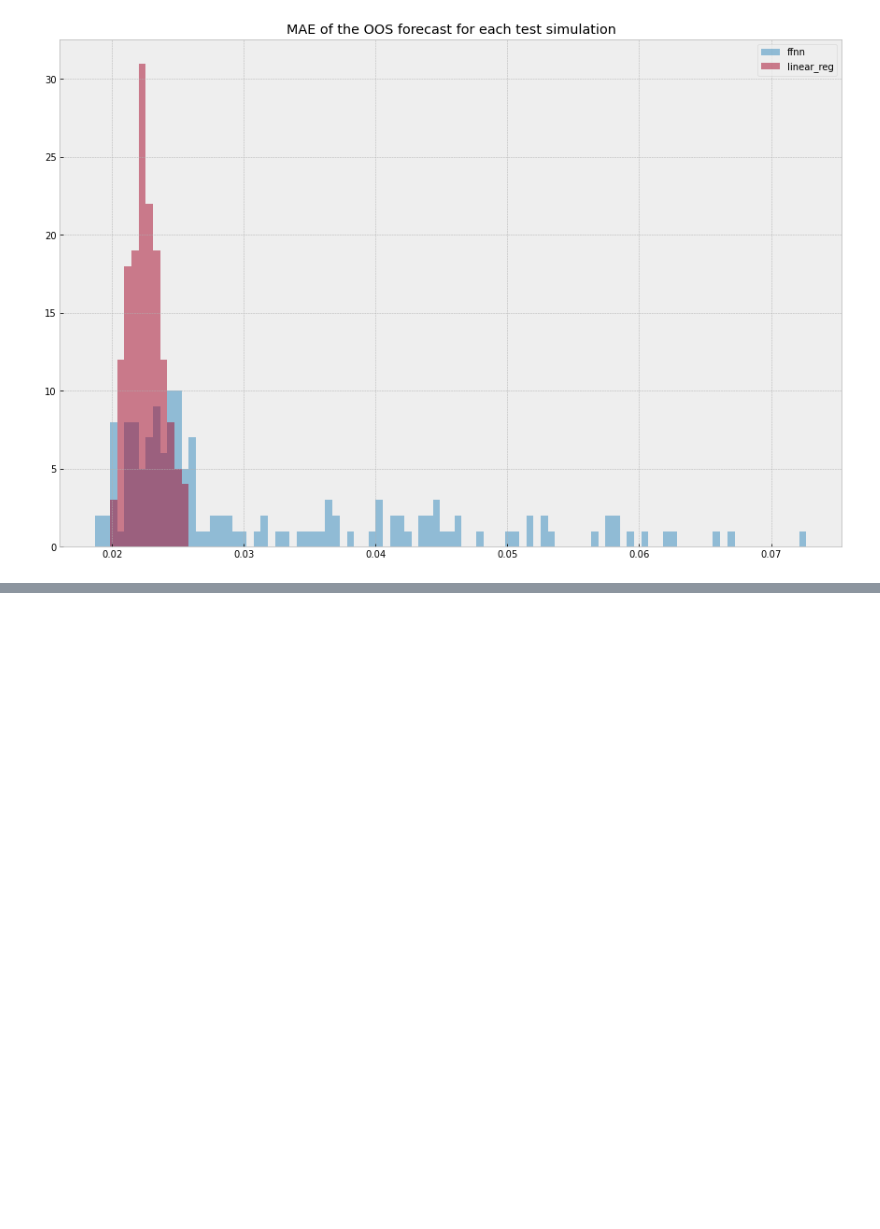
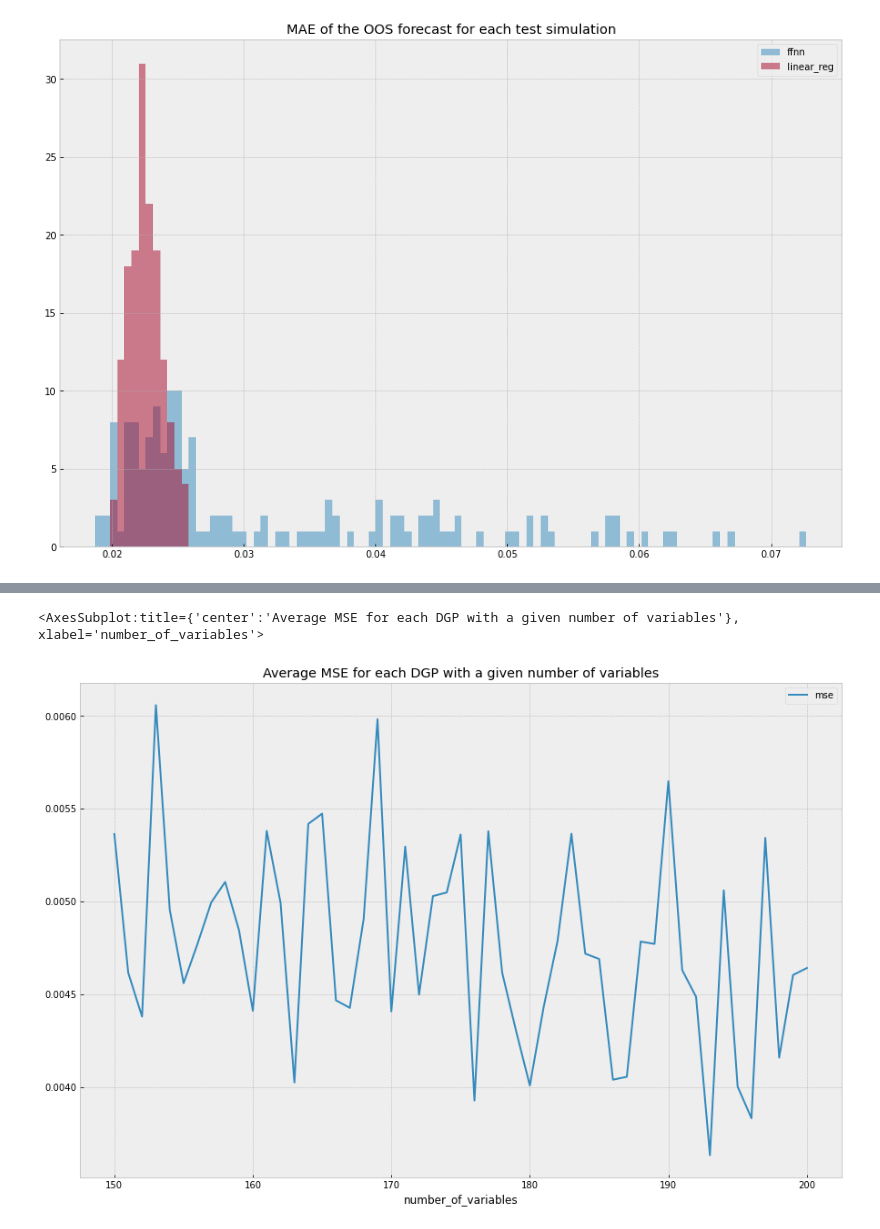
Before and after one commit to dcuoliveira/NN-VAR-Cov-Pred, a Jupyter notebook: src/results_report.ipynb, the cells around one changed output, grey strips where cells are left out. Drawn from its saved outputs; the diff is of its cells as text; code cells hidden in the pictures; blank space fills up the shorter version.

```diff
--- a/src/results_report.ipynb
+++ b/src/results_report.ipynb
@@ -122,0 +159,5 @@ Text(0.5, 1.0, 'MAE of the OOS forecast for each test simulation')
+# %%
+ffnn_achitectures_df[["number_of_variables", "mse"]].groupby("number_of_variables").mean().plot(title="Average MSE for each DGP with a given number of variables")
+# %% [output]
+<AxesSubplot:title={'center':'Average MSE for each DGP with a given number of variables'}, xlabel='number_of_variables'>
+[figure, added]
```
Also changed, not shown: parts of 9 cells of this notebook, 1 other file.
